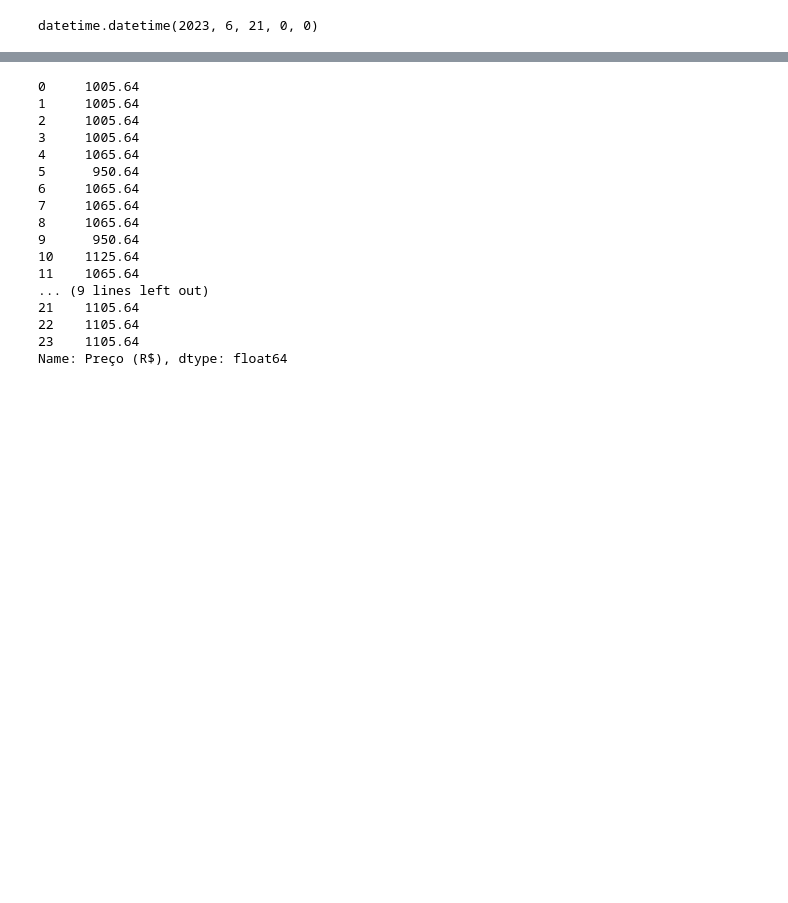
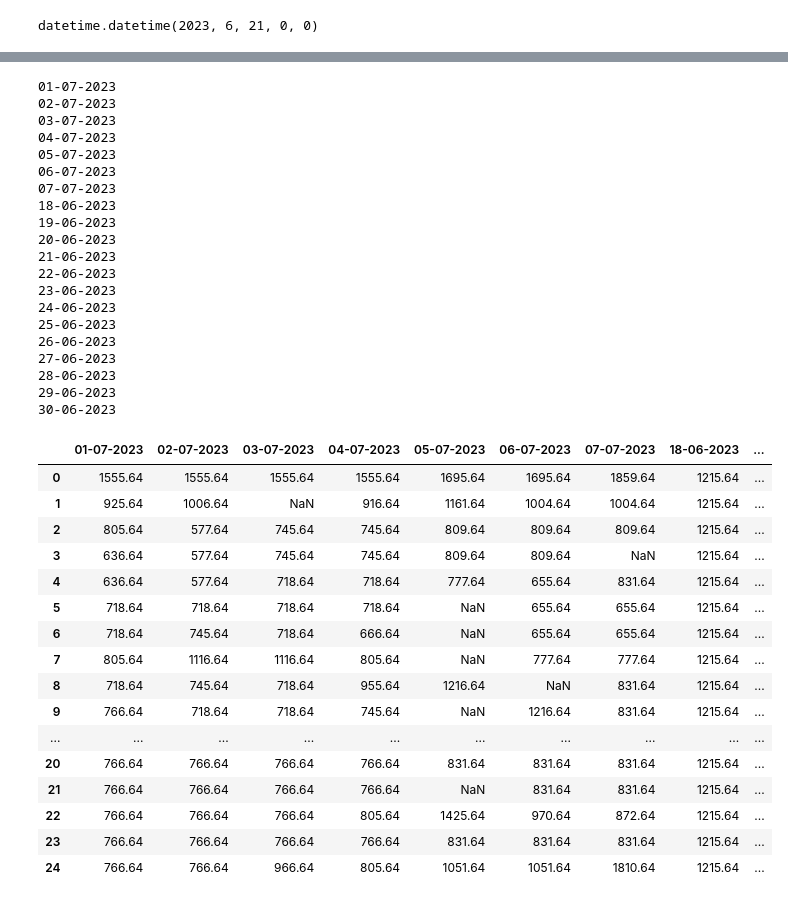
Before and after one commit to matheusgirola/WebScrapping-Passagens, a Jupyter notebook: Price_Analysis.ipynb, the cells around one changed output, grey strips where cells are left out. Cells and saved outputs as stored; diff of their text form; code cells hidden in the pictures; blank space fills up the shorter version.

```diff
--- a/Price_Analysis.ipynb
+++ b/Price_Analysis.ipynb
@@ -46,20 +60,56 @@ df.head()
 # %%
-df['Preço (R$)']
+test_df = pd.DataFrame()
+
+for folder in os.listdir('./Azul')[1:]:
+    print(folder)
+    tmp_df = pd.DataFrame()
+    _, _, tmp_dates = get_dates(dt.datetime.strptime(folder, '%d-%m-%Y'))
+    for d in tmp_dates:
+        #print(d)
+        try:
+            prices = pd.read_pickle("./Azul/" + folder + f"/{d}.pkl")["Preço (R$)"]
+        except:
+            prices = np.nan
+        tmp_df[tmp_dates.index(d)] = prices
+    test_df[folder] = tmp_df.min()
 # %% [output]
-0     1005.64
-1     1005.64
-2     1005.64
-3     1005.64
-4     1065.64
-5      950.64
-6     1065.64
-7     1065.64
-8     1065.64
-9      950.64
-10    1125.64
-11    1065.64
-... (9 lines left out)
-21    1105.64
-22    1105.64
-23    1105.64
-Name: Preço (R$), dtype: float64
+01-07-2023
+02-07-2023
+03-07-2023
+04-07-2023
+05-07-2023
+06-07-2023
+07-07-2023
+18-06-2023
+19-06-2023
+20-06-2023
+21-06-2023
+22-06-2023
+23-06-2023
+24-06-2023
+25-06-2023
+26-06-2023
+27-06-2023
+28-06-2023
+29-06-2023
+30-06-2023
+# %%
+test_df
+# %% [output]
+|  | 01-07-2023 | 02-07-2023 | 03-07-2023 | 04-07-2023 | 05-07-2023 | 06-07-2023 | 07-07-2023 | 18-06-2023 | ... |
+| 0 | 1555.64 | 1555.64 | 1555.64 | 1555.64 | 1695.64 | 1695.64 | 1859.64 | 1215.64 | ... |
+| 1 | 925.64 | 1006.64 | NaN | 916.64 | 1161.64 | 1004.64 | 1004.64 | 1215.64 | ... |
+| 2 | 805.64 | 577.64 | 745.64 | 745.64 | 809.64 | 809.64 | 809.64 | 1215.64 | ... |
+| 3 | 636.64 | 577.64 | 745.64 | 745.64 | 809.64 | 809.64 | NaN | 1215.64 | ... |
+| 4 | 636.64 | 577.64 | 718.64 | 718.64 | 777.64 | 655.64 | 831.64 | 1215.64 | ... |
+| 5 | 718.64 | 718.64 | 718.64 | 718.64 | NaN | 655.64 | 655.64 | 1215.64 | ... |
+| 6 | 718.64 | 745.64 | 718.64 | 666.64 | NaN | 655.64 | 655.64 | 1215.64 | ... |
+| 7 | 805.64 | 1116.64 | 1116.64 | 805.64 | NaN | 777.64 | 777.64 | 1215.64 | ... |
+| 8 | 718.64 | 745.64 | 718.64 | 955.64 | 1216.64 | NaN | 831.64 | 1215.64 | ... |
+| 9 | 766.64 | 718.64 | 718.64 | 745.64 | NaN | 1216.64 | 831.64 | 1215.64 | ... |
+| ... | ... | ... | ... | ... | ... | ... | ... | ... | ... |
+| 20 | 766.64 | 766.64 | 766.64 | 766.64 | 831.64 | 831.64 | 831.64 | 1215.64 | ... |
+| 21 | 766.64 | 766.64 | 766.64 | 766.64 | NaN | 831.64 | 831.64 | 1215.64 | ... |
+| 22 | 766.64 | 766.64 | 766.64 | 805.64 | 1425.64 | 970.64 | 872.64 | 1215.64 | ... |
+| 23 | 766.64 | 766.64 | 766.64 | 766.64 | 831.64 | 831.64 | 831.64 | 1215.64 | ... |
+| 24 | 766.64 | 766.64 | 966.64 | 805.64 | 1051.64 | 1051.64 | 1810.64 | 1215.64 | ... |
```
Also changed, not shown: parts of 15 cells of this notebook, 2 other files.
